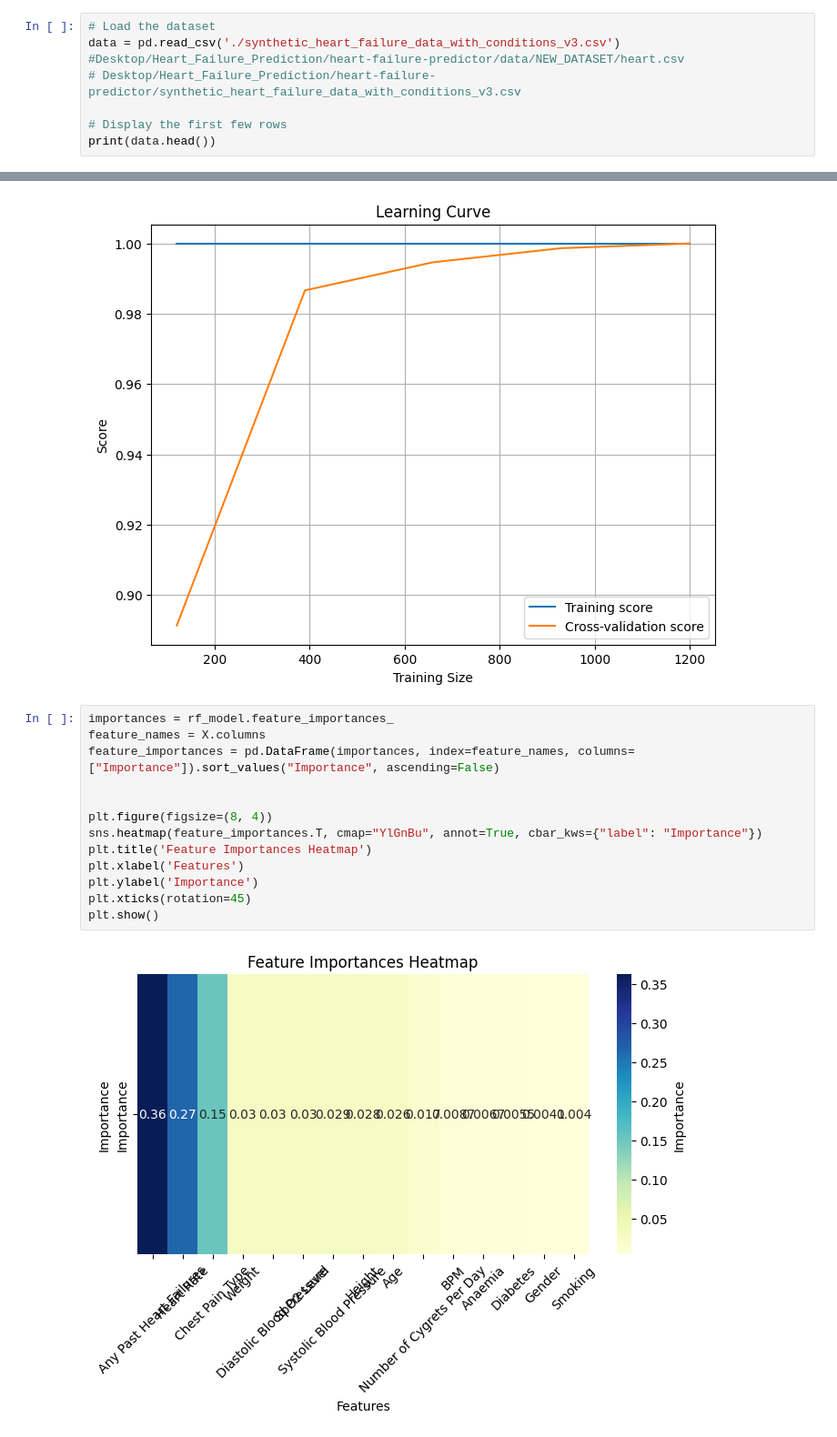
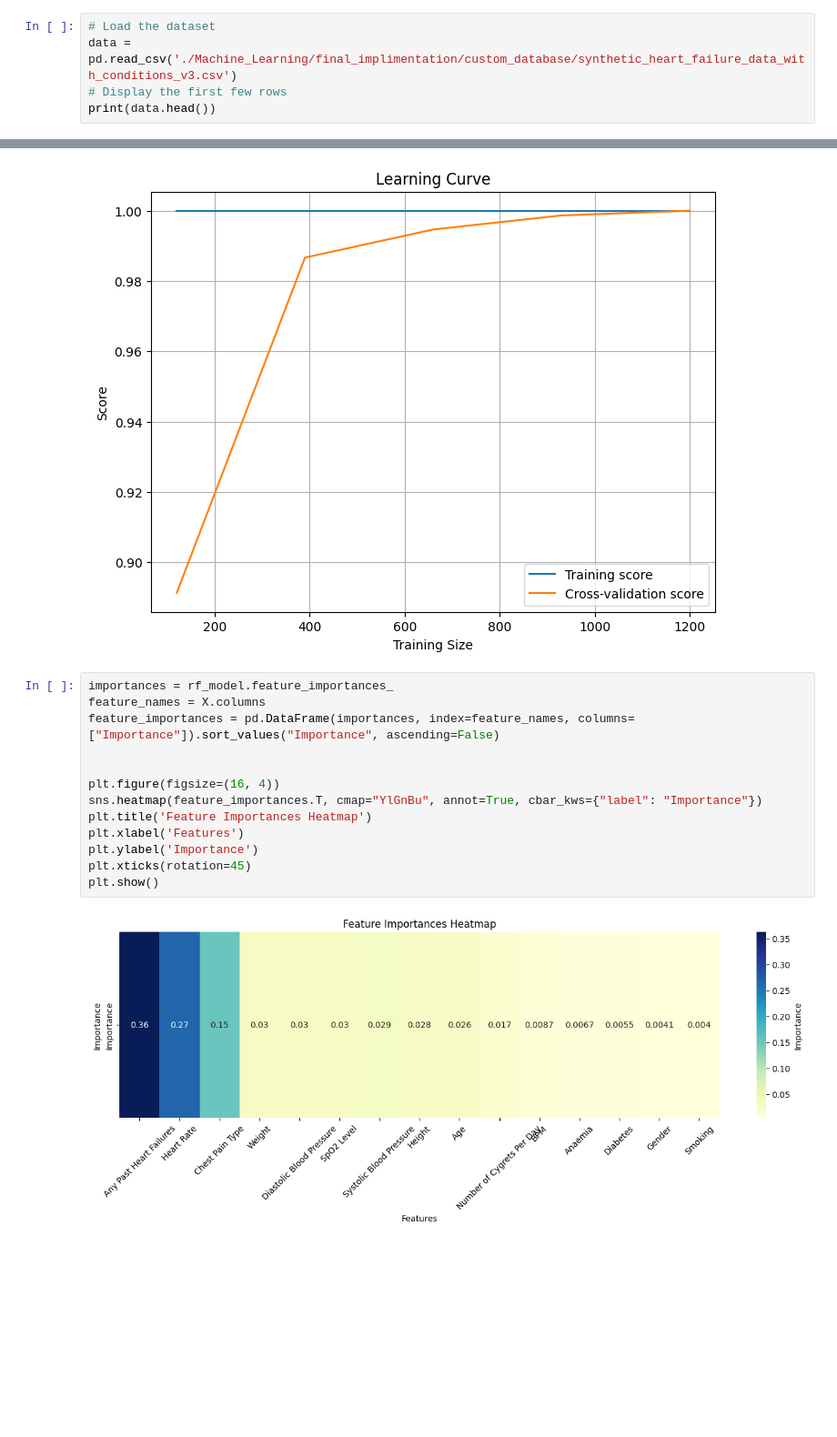
Before and after one commit to MakMohanK/Heart_Failure_Prediction_V2, a Jupyter notebook: Machine_Learning/final_implimentation/Machine_Learning_Random_Forest.ipynb, the cells around one changed output, grey strips where cells are left out. Shown at 91% size. Cells and saved outputs as stored; diff of their text form; blank space fills up the shorter version.

```diff
--- a/Machine_Learning/final_implimentation/Machine_Learning_Random_Forest.ipynb
+++ b/Machine_Learning/final_implimentation/Machine_Learning_Random_Forest.ipynb
@@ -9,10 +9,7 @@ from sklearn.metrics import accuracy_score, classification_report, confusion_mat
 # Step 2: Load the dataset
 # %%
 # Load the dataset
-data = pd.read_csv('./synthetic_heart_failure_data_with_conditions_v3.csv')
-#Desktop/Heart_Failure_Prediction/heart-failure-predictor/data/NEW_DATASET/heart.csv
-# Desktop/Heart_Failure_Prediction/heart-failure-predictor/synthetic_heart_failure_data_with_conditions_v3.csv
-
+data = pd.read_csv('./Machine_Learning/final_implimentation/custom_database/synthetic_heart_failure_data_with_conditions_v3.csv')
 # Display the first few rows
 print(data.head())
 # %% [output]
@@ -224,15 +221,15 @@ plt.show()
 # %%
 importances = rf_model.feature_importances_
 feature_names = X.columns
 feature_importances = pd.DataFrame(importances, index=feature_names, columns=["Importance"]).sort_values("Importance", ascending=False)
 
 
-plt.figure(figsize=(8, 4))
+plt.figure(figsize=(16, 4))
 sns.heatmap(feature_importances.T, cmap="YlGnBu", annot=True, cbar_kws={"label": "Importance"})
 plt.title('Feature Importances Heatmap')
 plt.xlabel('Features')
 plt.ylabel('Importance')
 plt.xticks(rotation=45)
 plt.show()
 # %% [output]
-[figure, old version]
+[figure, new version]
```
Also changed, not shown: parts of 1 cell of this notebook, 10 other files.
